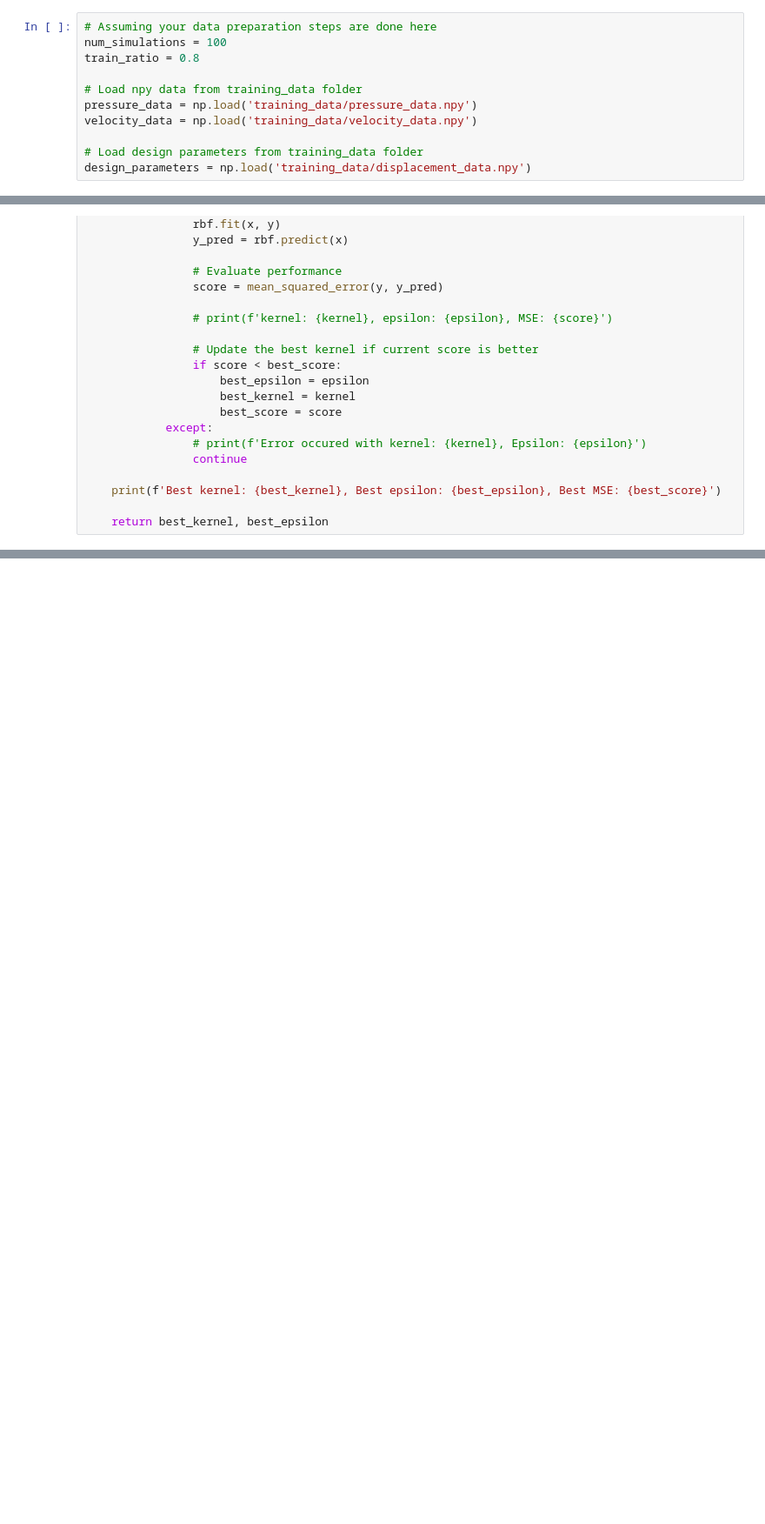
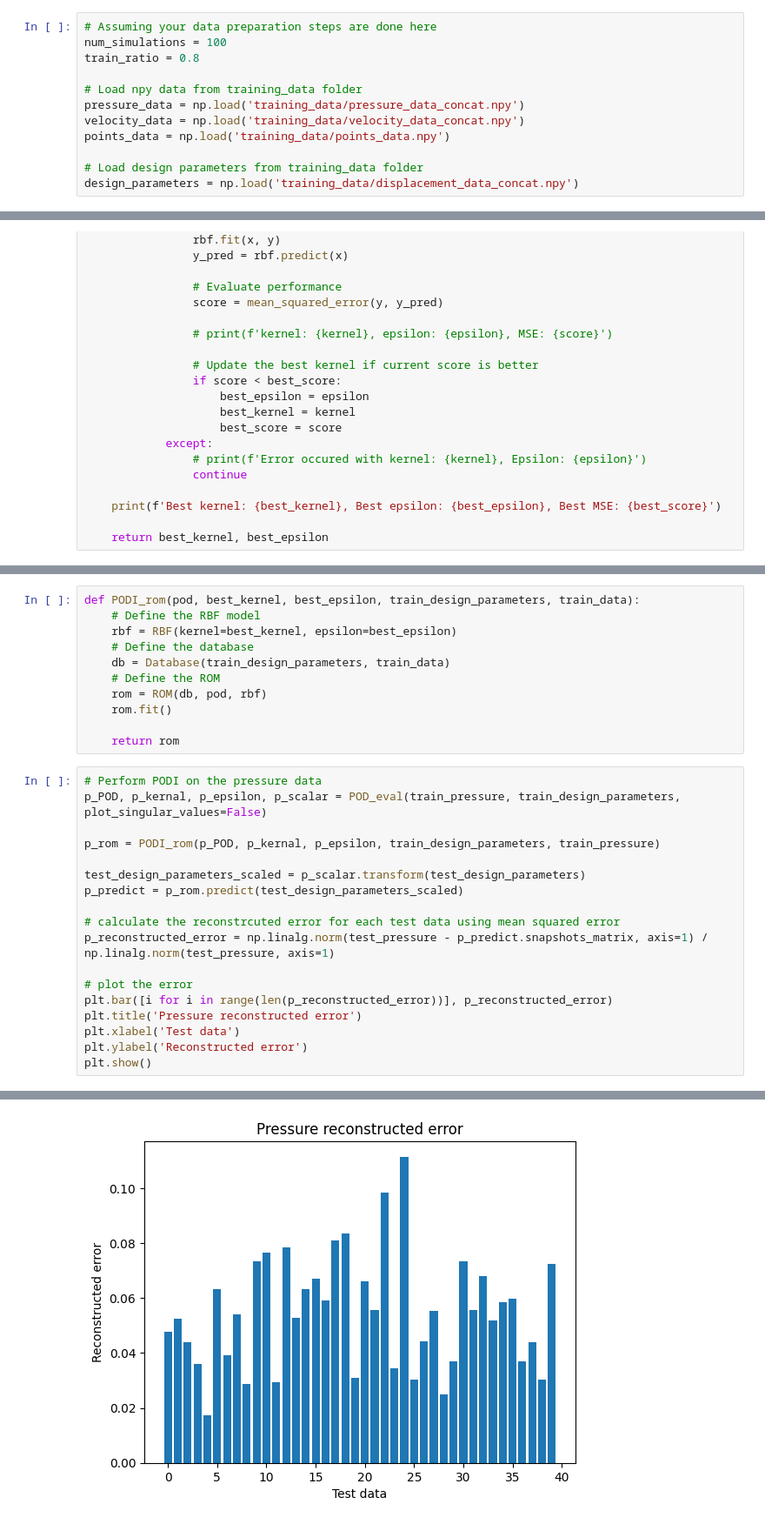
Before and after one commit to Ruansh233/geometric_parameterization_ML, a Jupyter notebook: EZyRB_PODI.ipynb, the cells around one changed output, grey strips where cells are left out. Shown at 87% size. Cells and saved outputs as stored; diff of their text form; blank space fills up the shorter version.

```diff
--- a/EZyRB_PODI.ipynb
+++ b/EZyRB_PODI.ipynb
@@ -21,11 +21,12 @@ num_simulations = 100
 train_ratio = 0.8
 
 # Load npy data from training_data folder
-pressure_data = np.load('training_data/pressure_data.npy')
-velocity_data = np.load('training_data/velocity_data.npy')
+pressure_data = np.load('training_data/pressure_data_concat.npy')
+velocity_data = np.load('training_data/velocity_data_concat.npy')
+points_data = np.load('training_data/points_data.npy')
 
 # Load design parameters from training_data folder
-design_parameters = np.load('training_data/displacement_data.npy')
+design_parameters = np.load('training_data/displacement_data_concat.npy')
 # %%
 random_state = 42
 
@@ -144,0 +134,30 @@ Best kernel: gaussian, Best epsilon: 10.0, Best MSE: 1.8400902466719862e-36
+# %%
+def PODI_rom(pod, best_kernel, best_epsilon, train_design_parameters, train_data):
+    # Define the RBF model
+    rbf = RBF(kernel=best_kernel, epsilon=best_epsilon)
+    # Define the database
+    db = Database(train_design_parameters, train_data)
+    # Define the ROM
+    rom = ROM(db, pod, rbf)
+    rom.fit()
+
+    return rom
+# %%
+# Perform PODI on the pressure data
+p_POD, p_kernal, p_epsilon, p_scalar = POD_eval(train_pressure, train_design_parameters, plot_singular_values=False)
+
+p_rom = PODI_rom(p_POD, p_kernal, p_epsilon, train_design_parameters, train_pressure)
+
+test_design_parameters_scaled = p_scalar.transform(test_design_parameters)
+p_predict = p_rom.predict(test_design_parameters_scaled)
+
+# calculate the reconstrcuted error for each test data using mean squared error
+p_reconstructed_error = np.linalg.norm(test_pressure - p_predict.snapshots_matrix, axis=1) / np.linalg.norm(test_pressure, axis=1)
+
+# plot the error
+plt.bar([i for i in range(len(p_reconstructed_error))], p_reconstructed_error)
+plt.title('Pressure reconstructed error')
+plt.xlabel('Test data')
+plt.ylabel('Reconstructed error')
+plt.show()
+# %% [output]
@@ -144,0 +166 @@ Best kernel: gaussian, Best epsilon: 10.0, Best MSE: 1.8400902466719862e-36
+[figure, added]
```
Also changed, not shown: parts of 7 cells of this notebook.
